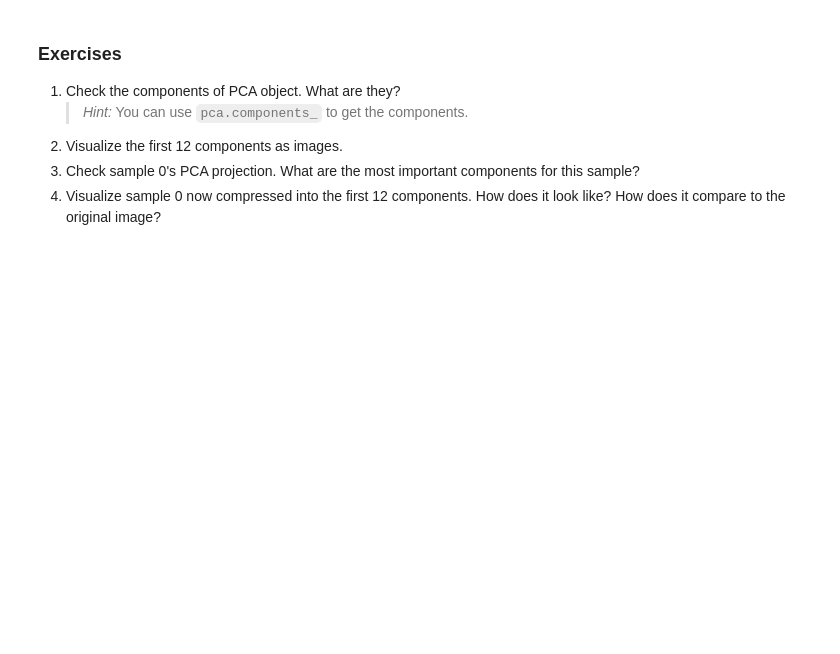
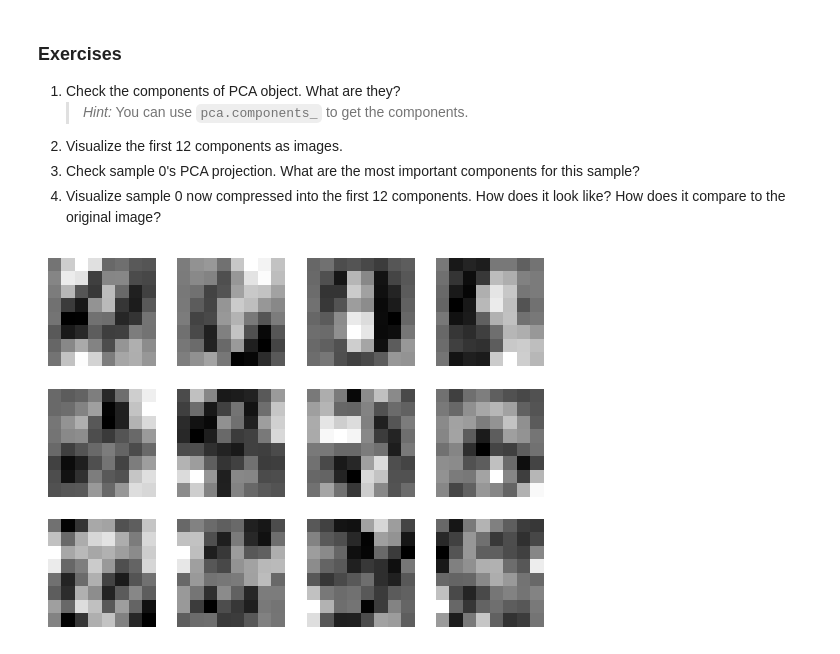
Before and after one commit to maggie-jiayizhang/pni_python_2025, a Jupyter notebook: notebooks/july_14.ipynb, the cells around one changed output. Drawn from its saved outputs; the diff is of its cells as text; code cells hidden in the pictures; blank space fills up the shorter version.

```diff
--- a/notebooks/july_14.ipynb
+++ b/notebooks/july_14.ipynb
@@ -58,3 +108,13 @@ We can use a built-in PCA implementation from `sklearn.decomposition`. Similarly
 2. Visualize the first 12 components as images.
 3. Check sample 0's PCA projection. What are the most important components for this sample?
 4. Visualize sample 0 now compressed into the first 12 components. How does it look like? How does it compare to the original image?
+# %%
+pca.components_.shape
+# first pc
+
+for i in range(12):
+    plt.subplot(3, 4, i + 1)
+    plt.imshow(pca.components_[i].reshape(8, 8), cmap="gray")
+    plt.axis("off")
+# %% [output]
+[figure, added]
```
Also changed, not shown: parts of 8 cells of this notebook, 1 other file.
